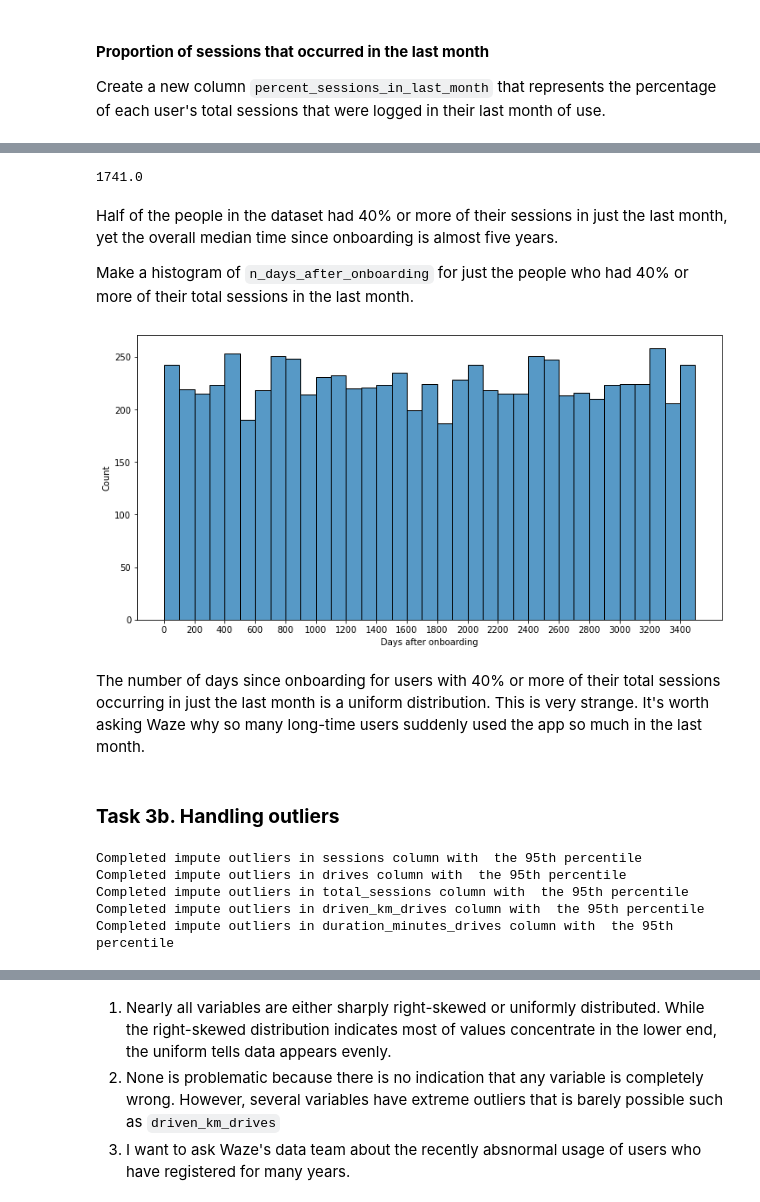
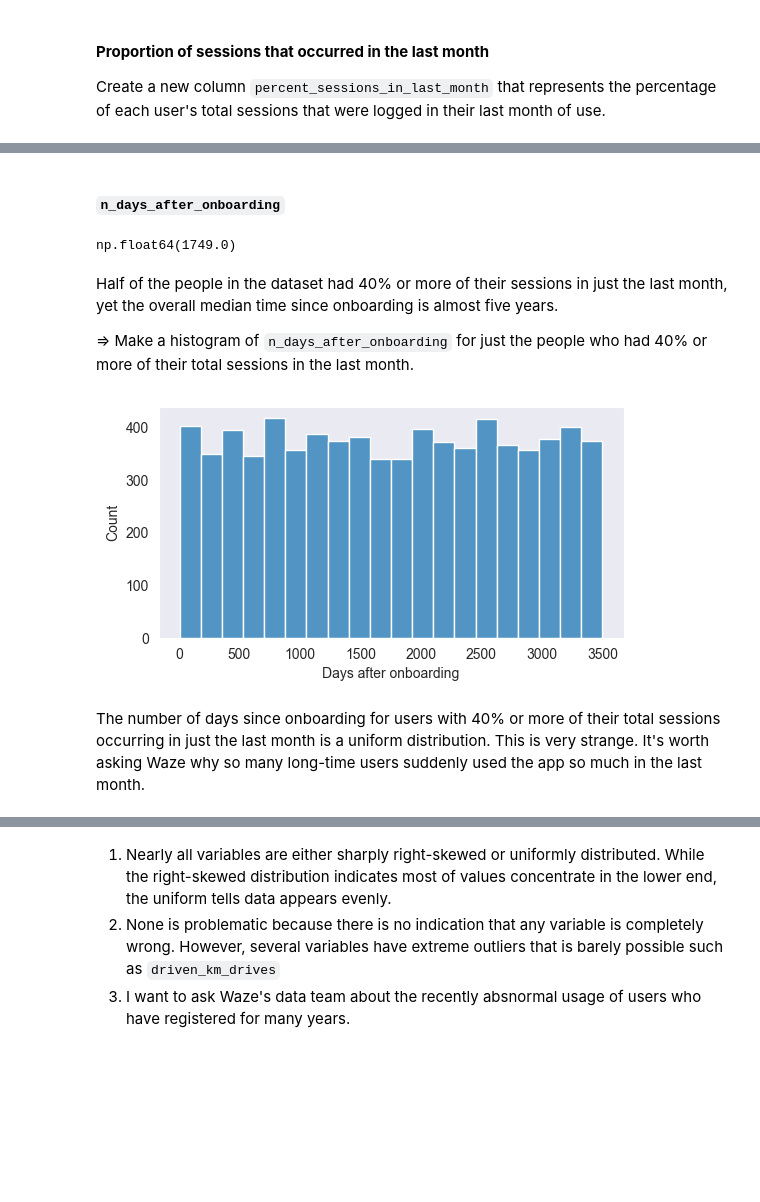
Before and after one commit to aiduyenphammkt-143/Waze-project-Churn-users-prediction, a Jupyter notebook: analysis notebook/Waze project lab_EDA & Visualization.ipynb, the cells around one changed output, grey strips where cells are left out. Drawn from its saved outputs; the diff is of its cells as text; code cells hidden in the pictures; blank space fills up the shorter version.

```diff
--- a/analysis notebook/Waze project lab_EDA & Visualization.ipynb
+++ b/analysis notebook/Waze project lab_EDA & Visualization.ipynb
@@ -117,0 +256,2 @@ Now that you know which data columns you’ll use, it is time to decide which da
+# %%
+df = df.dropna(subset='label')
@@ -470,35 +606,20 @@ Check the median value of the `n_days_after_onboarding` variable.
+# %% [markdown]
+#### **`n_days_after_onboarding`**
 # %%
 df['n_days_after_onboarding'].median()
 # %% [output]
-1741.0
+np.float64(1749.0)
 # %% [markdown]
 Half of the people in the dataset had 40% or more of their sessions in just the last month, yet the overall median time since onboarding is almost five years.
 
-Make a histogram of `n_days_after_onboarding` for just the people who had 40% or more of their total sessions in the last month.
+=> Make a histogram of `n_days_after_onboarding` for just the people who had 40% or more of their total sessions in the last month.
 # %%
 # Histogram
-plt.figure(figsize=(12,6))
-sns.histplot(x=df[df['percent_sessions_in_last_month'] >= 0.4]['n_days_after_onboarding'],
-            bins=range(0,3600,100))
+plt.figure(figsize=(6,3))
+sns.histplot(x=df[df['percent_sessions_in_last_month'] >= 0.4]['n_days_after_onboarding'])
 plt.xlabel('Days after onboarding')
-plt.xticks(range(0,3600,200))
 plt.show()
 # %% [output]
-[figure, old version]
+[figure, new version]
 # %% [markdown]
 The number of days since onboarding for users with 40% or more of their total sessions occurring in just the last month is a uniform distribution. This is very strange. It's worth asking Waze why so many long-time users suddenly used the app so much in the last month.
-# %% [markdown]
-### **Task 3b. Handling outliers**
-# %%
-column_lst = ['sessions','drives','total_sessions','driven_km_drives','duration_minutes_drives']
-
-for col in column_lst:
-    q95 = df[col].quantile(0.95)
-    df.loc[df[col] > q95, col] = q95
-    print(f"Completed impute outliers in {col} column with  the 95th percentile")
-# %% [output]
-Completed impute outliers in sessions column with  the 95th percentile
-Completed impute outliers in drives column with  the 95th percentile
-Completed impute outliers in total_sessions column with  the 95th percentile
-Completed impute outliers in driven_km_drives column with  the 95th percentile
-Completed impute outliers in duration_minutes_drives column with  the 95th percentile
```
Also changed, not shown: parts of 73 cells of this notebook.
